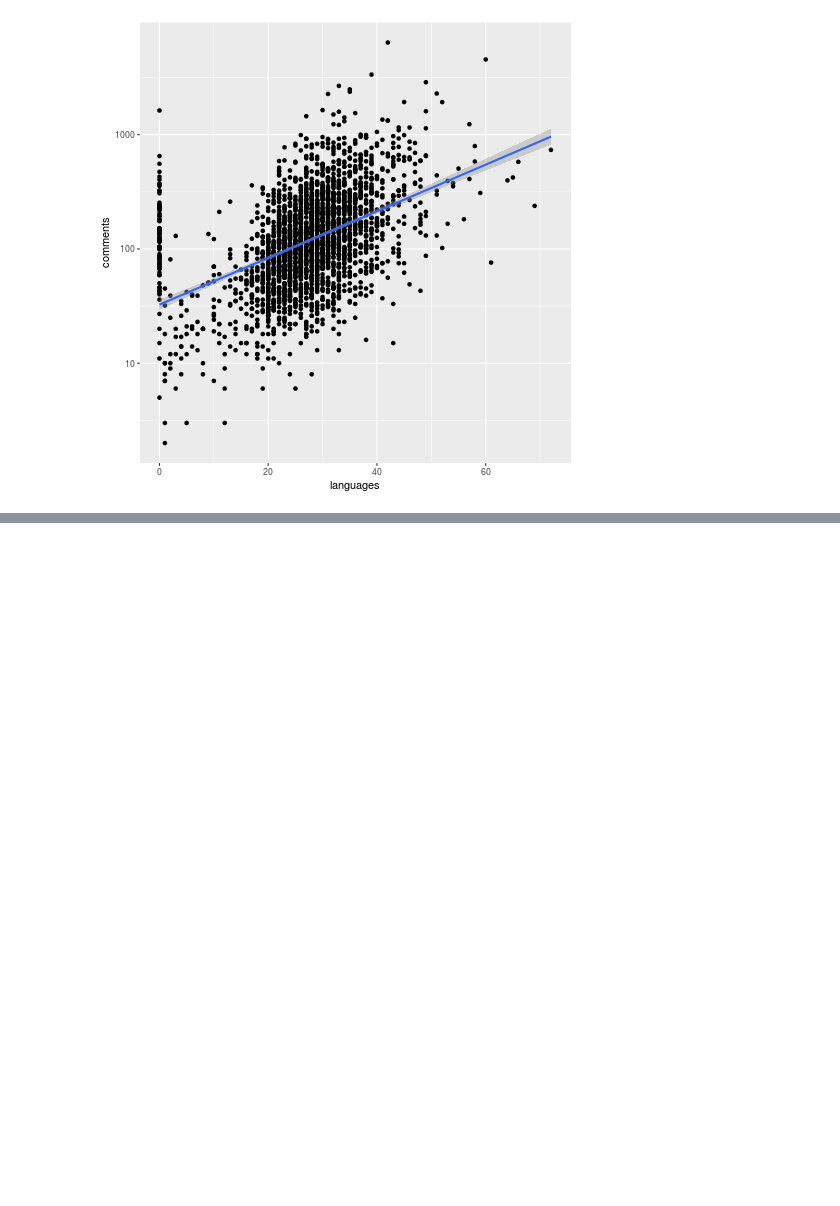
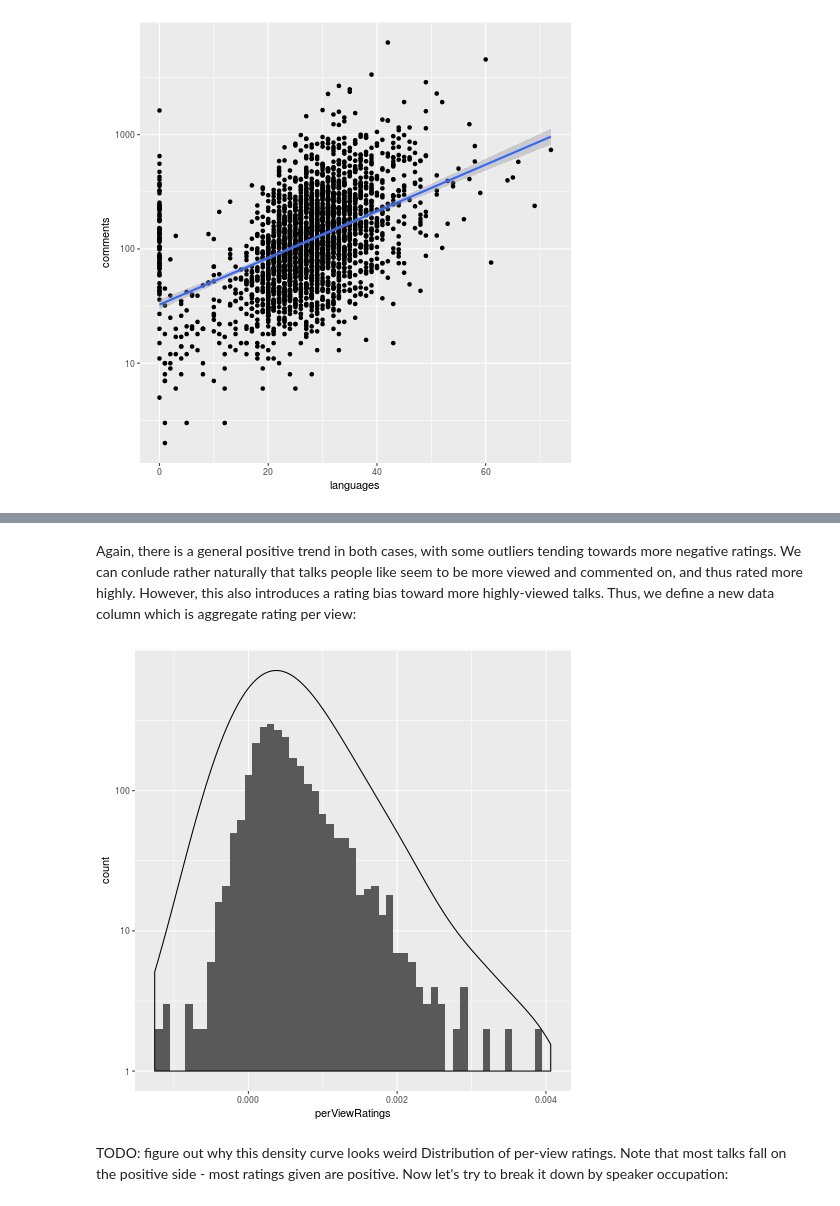
Before and after one commit to lpang36/TEDTalks, a Jupyter notebook: TED talks.ipynb, the cells around one changed output, grey strips where cells are left out. Cells and saved outputs as stored; diff of their text form; code cells hidden in the pictures; blank space fills up the shorter version.

```diff
--- a/TED talks.ipynb
+++ b/TED talks.ipynb
@@ -98,0 +104,16 @@ Error while parsing the string.
+# %% [markdown]
+Again, there is a general positive trend in both cases, with some outliers tending towards more negative ratings. We can conlude rather naturally that talks people like seem to be more viewed and commented on, and thus rated more highly. However, this also introduces a rating bias toward more highly-viewed talks. Thus, we define a new data column which is aggregate rating per view:
+# %%
+%%R
+df$perViewRatings <- df$aggregateRatings/df$views
+summary(df$perViewRatings)
+ggplot(aes(x=perViewRatings),data=df)+
+    geom_histogram(binwidth=0.0001)+
+    geom_density(adjust=5)+
+    scale_y_log10()+
+    xlim(quantile(df$perViewRatings,0.001),quantile(df$perViewRatings,0.999))
+# %% [output]
+[figure, added]
+# %% [markdown]
+TODO: figure out why this density curve looks weird
+Distribution of per-view ratings. Note that most talks fall on the positive side - most ratings given are positive. Now let's try to break it down by speaker occupation:
```
Also changed, not shown: parts of 13 cells of this notebook.
